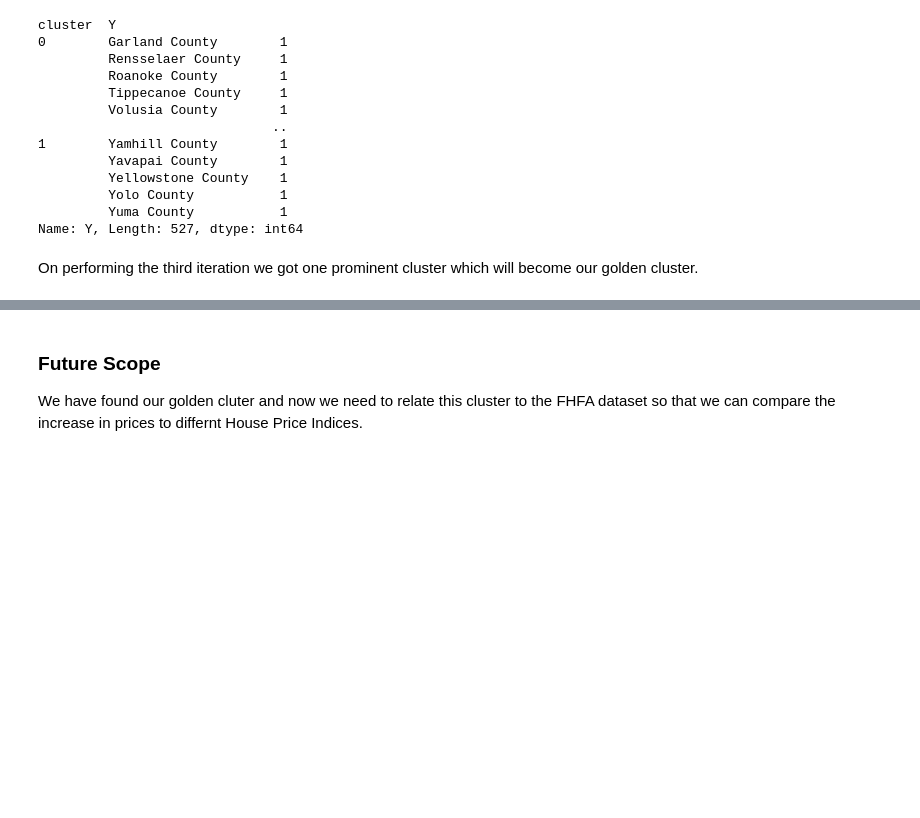
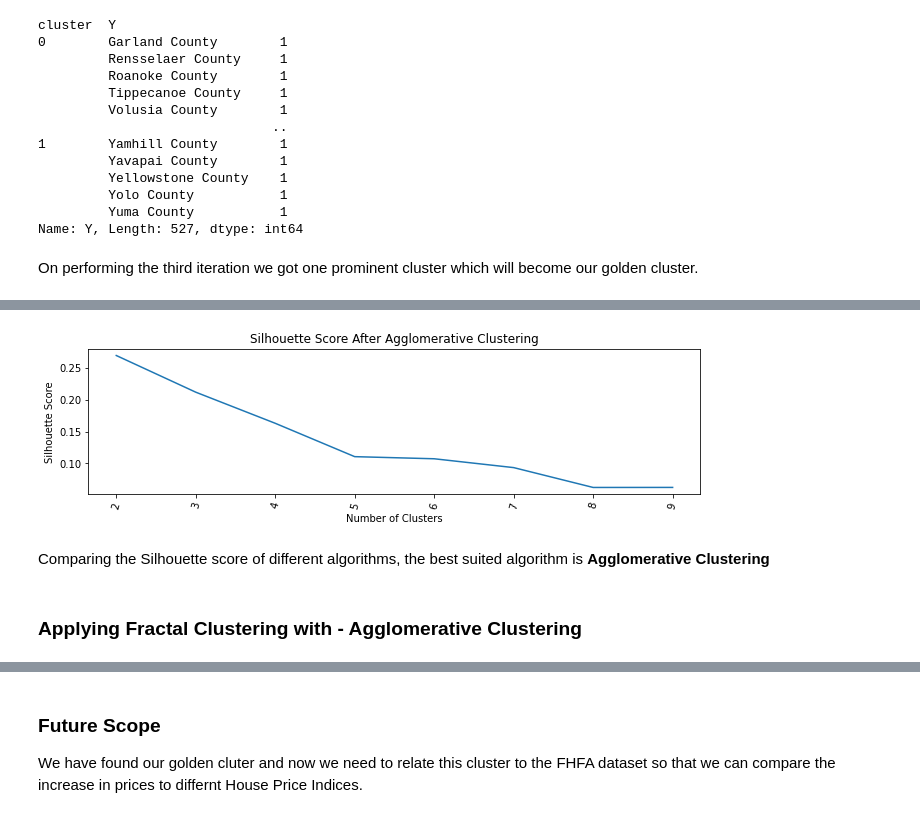
Before and after one commit to sidsanc/257_MachineLearning, a Jupyter notebook: Assignment_2/Fractal_Clustering/CMPE_257_Fractal_Clustering.ipynb, the cells around one changed output, grey strips where cells are left out. Drawn from its saved outputs; the diff is of its cells as text; code cells hidden in the pictures; blank space fills up the shorter version.

```diff
--- a/Assignment_2/Fractal_Clustering/CMPE_257_Fractal_Clustering.ipynb
+++ b/Assignment_2/Fractal_Clustering/CMPE_257_Fractal_Clustering.ipynb
@@ -312,0 +457,33 @@ On performing the third iteration we got one prominent cluster which will become
+# %%
+from scipy.cluster.hierarchy import linkage
+from sklearn.cluster import AgglomerativeClustering
+def plot_cluster_agglomerative(df, max_loop=50):
+    try:
+        df.drop('cluster', axis=1, inplace=True)
+    except:
+        next
+    X = df.iloc[:,1:].values
+    rb = RobustScaler()
+    X_rb = rb.fit_transform(X)
+
+    def sim_affinity(X):
+      return metrics.pairwise_distances(X, metric=fractal_distance)
+
+    silhouette_score = {}
+
+    for k in range(2, max_loop):
+        instance = AgglomerativeClustering(n_clusters=k, affinity=sim_affinity, linkage='average')
+        instance.fit_predict(X_rb)
+        cluster_labels = instance.labels_
+        silhouette_score[k] = metrics.silhouette_score(X_rb, cluster_labels, random_state=10)
+
+    _ = plt.figure(figsize=(10,6))
+
+    ax1 = plt.subplot(212)
+    _ = plt.plot(list(silhouette_score.keys()), list(silhouette_score.values()))
+    _ = plt.xlabel("Number of Clusters")
+    _ = plt.ylabel("Silhouette Score")
+    _ = plt.title("Silhouette Score After Agglomerative Clustering")
+    _ = plt.xticks([i for i in range(2, max_loop)], rotation=75)
+
+    plt.subplots_adjust(top=0.92, bottom=0.08, left=0.10, right=0.95, hspace=0.5, wspace=0.35)
@@ -312,0 +504,8 @@ On performing the third iteration we got one prominent cluster which will become
+# %%
+plot_cluster_agglomerative(change_df_train, 10)
+# %% [output]
+[figure, added]
+# %% [markdown]
+Comparing the Silhouette score of different algorithms, the best suited algorithm is **Agglomerative Clustering**
+# %% [markdown]
+### Applying Fractal Clustering with - Agglomerative Clustering
```
Also changed, not shown: parts of 38 cells of this notebook.
